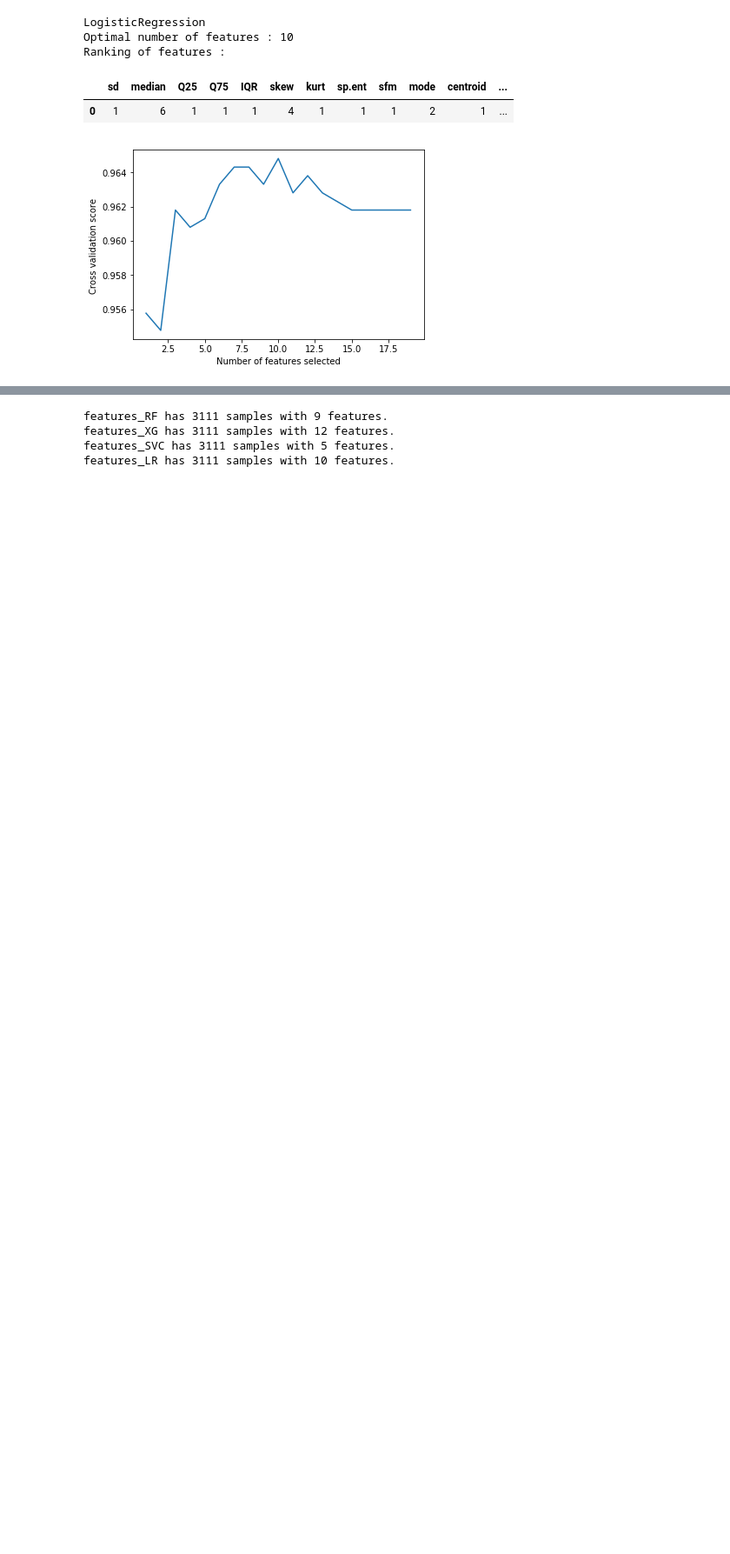
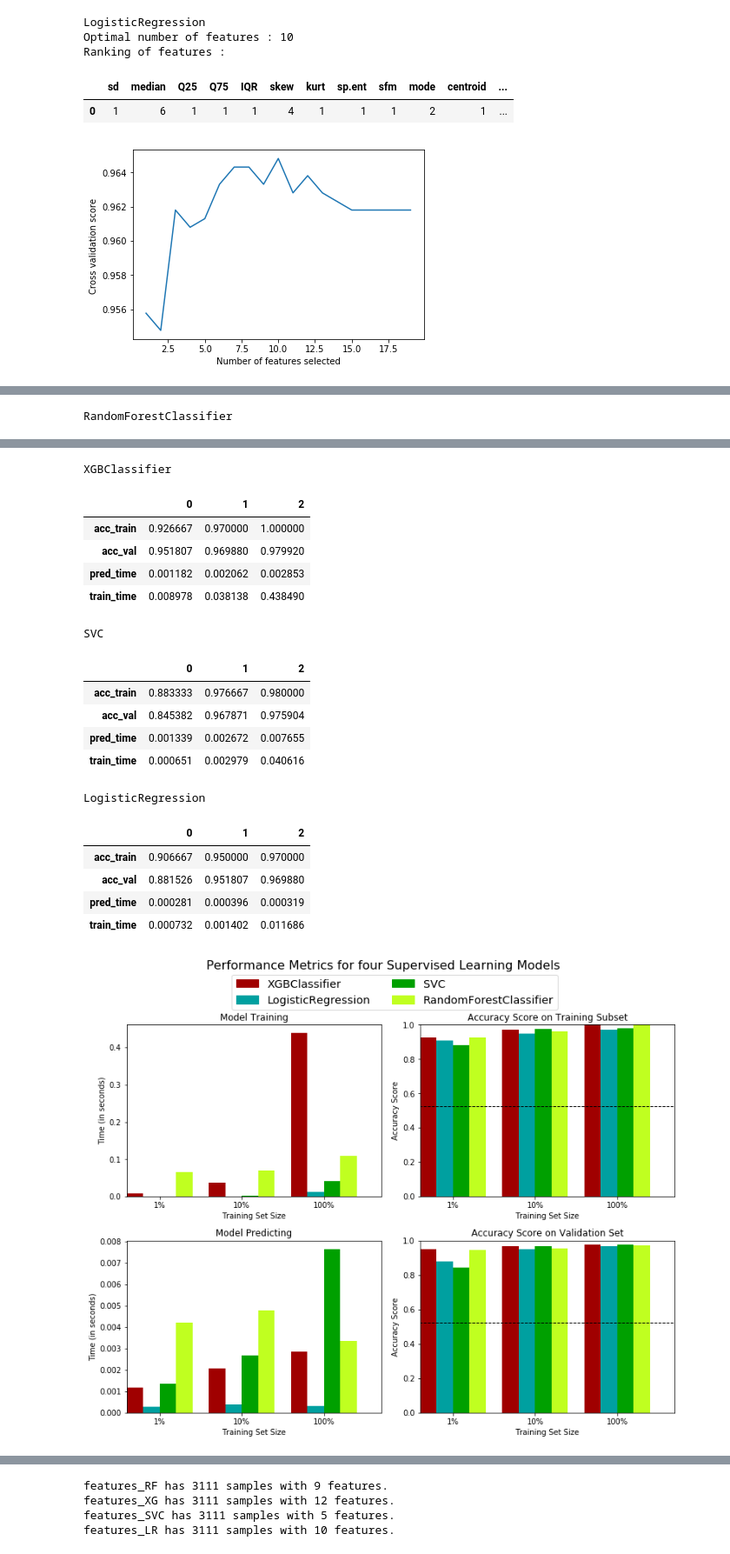
Before and after one commit to pinguo-wangchuan/projects, a Jupyter notebook: speech_gender_recognition_report/gender_recognition_by_voice.ipynb, the cells around one changed output, grey strips where cells are left out. Shown: that part at 87% size. Drawn from its saved outputs; the diff is of its cells as text; code cells hidden in the pictures; blank space fills up the shorter version.

```diff
--- a/speech_gender_recognition_report/gender_recognition_by_voice.ipynb
+++ b/speech_gender_recognition_report/gender_recognition_by_voice.ipynb
@@ -345,0 +346,48 @@ Ranking of features :
+# %%
+def train_predict_all(learner, sample_size, features_array):
+    '''
+    inputs:
+       - learner: the learning algorithm to be trained and predicted on
+       - sample_size: the size of samples (number) to be drawn from training set
+    '''
+    f_array = features_array
+    # 按照学习器的名称，将对应数据集拆分为训练集、验证集和测试集
+    X_train, X_test, y_train, y_test = train_test_split(f_array, sex_id, test_size = 0.2, random_state = 0,
+                                                        stratify = sex_id)
+    X_train, X_val, y_train, y_val = train_test_split(X_train, y_train, test_size=0.2, random_state=0,
+                                                        stratify = y_train)
+    return train_predict(clf, sample_size, X_train, y_train, X_val, y_val)
+# %%
+# 从sklearn中导入四个监督学习模型
+from sklearn.ensemble import RandomForestClassifier
+from xgboost import XGBClassifier
+from sklearn.svm import SVC
+from sklearn.linear_model import LogisticRegression
+
+# 初始化四个模型
+clf_A = RandomForestClassifier(random_state=0)
+clf_B = XGBClassifier()
+clf_C = SVC(kernel="linear", random_state=0)
+clf_D = LogisticRegression(random_state=0)
+
+# 计算1%， 10%， 100%的训练数据分别对应多少点
+samples_1 = int(X_train.shape[0] * 0.01)
+samples_10 = int(X_train.shape[0] * 0.1)
+samples_100 = int(X_train.shape[0] * 1)
+
+# 收集学习器的结果
+results = {}
+for clf in [clf_A, clf_B, clf_C, clf_D]:
+    clf_name = clf.__class__.__name__
+    results[clf_name] = {}
+    for i, samples in enumerate([samples_1, samples_10, samples_100]):
+        results[clf_name][i] = train_predict_all(clf, samples, features_array)
+    print "{}".format(clf_name)
+    display(pd.DataFrame(results[clf_name]))
+
+# 基准模型准确率
+accuracy = accuracy_base
+# 对选择的三个模型得到的评价结果进行可视化
+vs.evaluate(results, accuracy)
+# %% [output]
+RandomForestClassifier
@@ -345,0 +399,19 @@ Ranking of features :
+XGBClassifier
+|  | 0 | 1 | 2 |
+| acc_train | 0.926667 | 0.970000 | 1.000000 |
+| acc_val | 0.951807 | 0.969880 | 0.979920 |
+| pred_time | 0.001182 | 0.002062 | 0.002853 |
+| train_time | 0.008978 | 0.038138 | 0.438490 |
+SVC
+|  | 0 | 1 | 2 |
+| acc_train | 0.883333 | 0.976667 | 0.980000 |
+| acc_val | 0.845382 | 0.967871 | 0.975904 |
+| pred_time | 0.001339 | 0.002672 | 0.007655 |
+| train_time | 0.000651 | 0.002979 | 0.040616 |
+LogisticRegression
+|  | 0 | 1 | 2 |
+| acc_train | 0.906667 | 0.950000 | 0.970000 |
+| acc_val | 0.881526 | 0.951807 | 0.969880 |
+| pred_time | 0.000281 | 0.000396 | 0.000319 |
+| train_time | 0.000732 | 0.001402 | 0.011686 |
+[figure, added]
```
Also changed, not shown: parts of 9 cells of this notebook, 3 other files.
